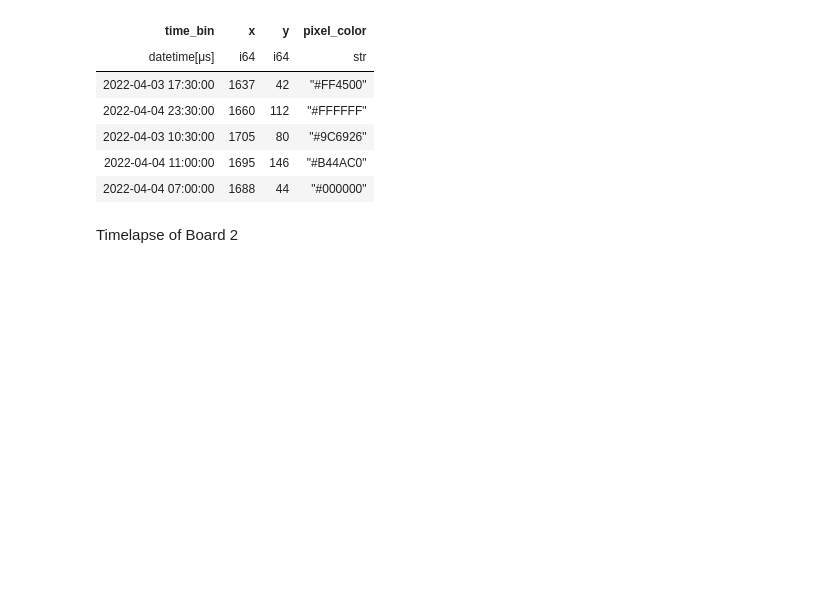
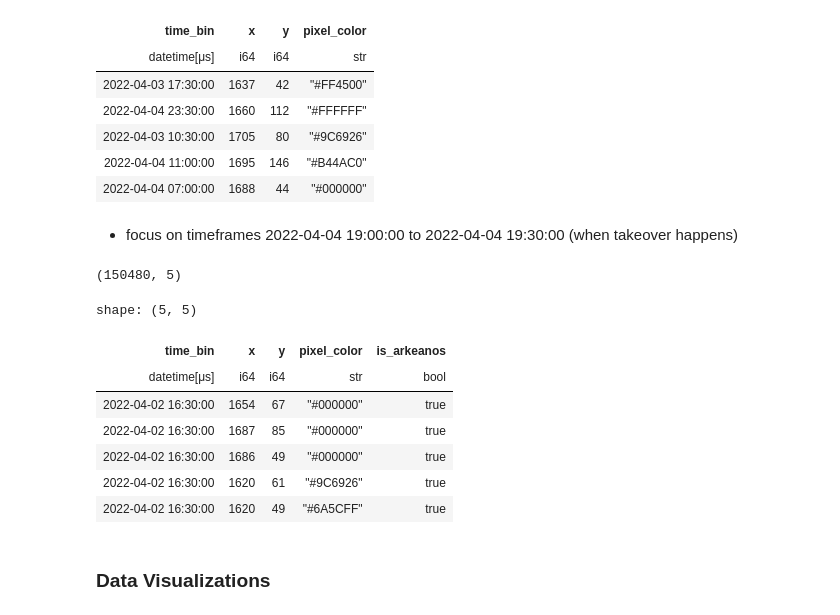
Before and after one commit to bchan42/csc369-analysis, a Jupyter notebook: week5/week_5.ipynb, the cells around one changed output. Drawn from its saved outputs; the diff is of its cells as text; code cells hidden in the pictures; blank space fills up the shorter version.

```diff
--- a/week5/week_5.ipynb
+++ b/week5/week_5.ipynb
@@ -138,5 +101,3 @@ shape: (5, 4)
 | 2022-04-03 10:30:00 | 1705 | 80 | "#9C6926" |
 | 2022-04-04 11:00:00 | 1695 | 146 | "#B44AC0" |
 | 2022-04-04 07:00:00 | 1688 | 44 | "#000000" |
-# %% [markdown]
-Timelapse of Board 2
@@ -224,3 +143,37 @@ for i, time_bin in enumerate(time_bins):
     plt.close()
 
 imageio.mimsave("board2_timelapse.gif", frames, duration=0.25)  # gif, 0.25s per frame
+# %% [markdown]
+- focus on timeframes 2022-04-04 19:00:00 to 2022-04-04 19:30:00 (when takeover happens)
+# %%
+# define board2 coordinate range
+x_min, x_max = 1610, 1730
+y_min, y_max = 40, 160
+
+# get values for timelapse
+new = (
+    lf.filter(
+        (pl.col("x") >= x_min) & (pl.col("x") <= x_max) &
+        (pl.col("y") >= y_min) & (pl.col("y") <= y_max) & # filter thru dims
+        (pl.col("timestamp") >= pl.lit("2022-04-02 16:30:00").str.strptime(pl.Datetime, "%Y-%m-%d %H:%M:%S")) # start time when board doubled
+    )
+    .with_columns(
+        pl.col("timestamp").dt.truncate("1m").alias("time_bin")  # group into 1min bins
+    )
+    .group_by("time_bin", "x", "y")
+    .agg(pl.col("pixel_color").last())  # Get the last pixel color per hour / get most common color
+    .collect()
+)
+
+print(df_board2.shape)  # check final size
+df_board2.head()  # Preview results
+# %% [output]
+(150480, 5)
+shape: (5, 5)
+| time_bin | x | y | pixel_color | is_arkeanos |
+| datetime[μs] | i64 | i64 | str | bool |
+| 2022-04-02 16:30:00 | 1654 | 67 | "#000000" | true |
+| 2022-04-02 16:30:00 | 1687 | 85 | "#000000" | true |
+| 2022-04-02 16:30:00 | 1686 | 49 | "#000000" | true |
+| 2022-04-02 16:30:00 | 1620 | 61 | "#9C6926" | true |
+| 2022-04-02 16:30:00 | 1620 | 49 | "#6A5CFF" | true |
@@ -226,0 +320,2 @@ imageio.mimsave("board2_timelapse.gif", frames, duration=0.25)  # gif, 0.25s per
+# %% [markdown]
+### Data Visualizations
```
Also changed, not shown: parts of 22 cells of this notebook, 2 other files.
